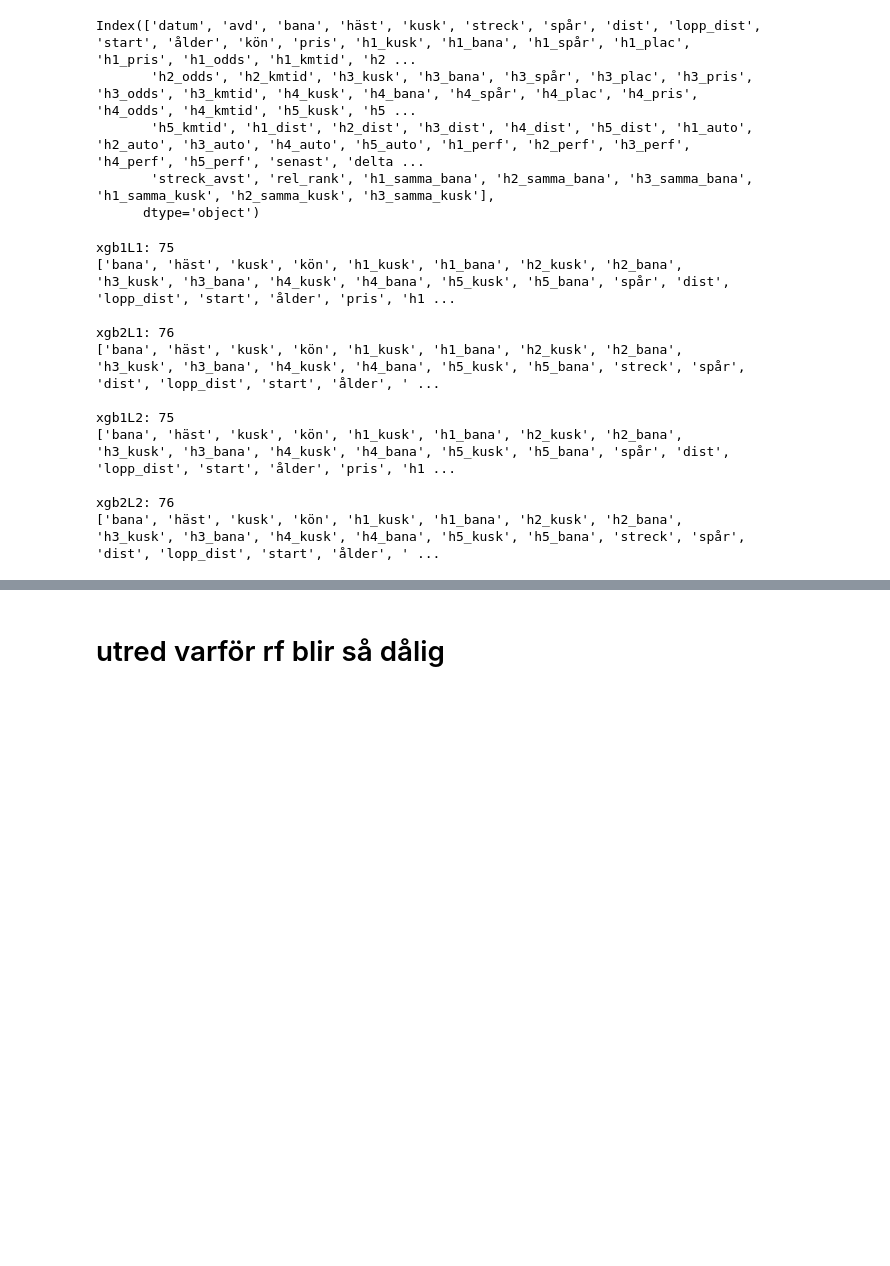
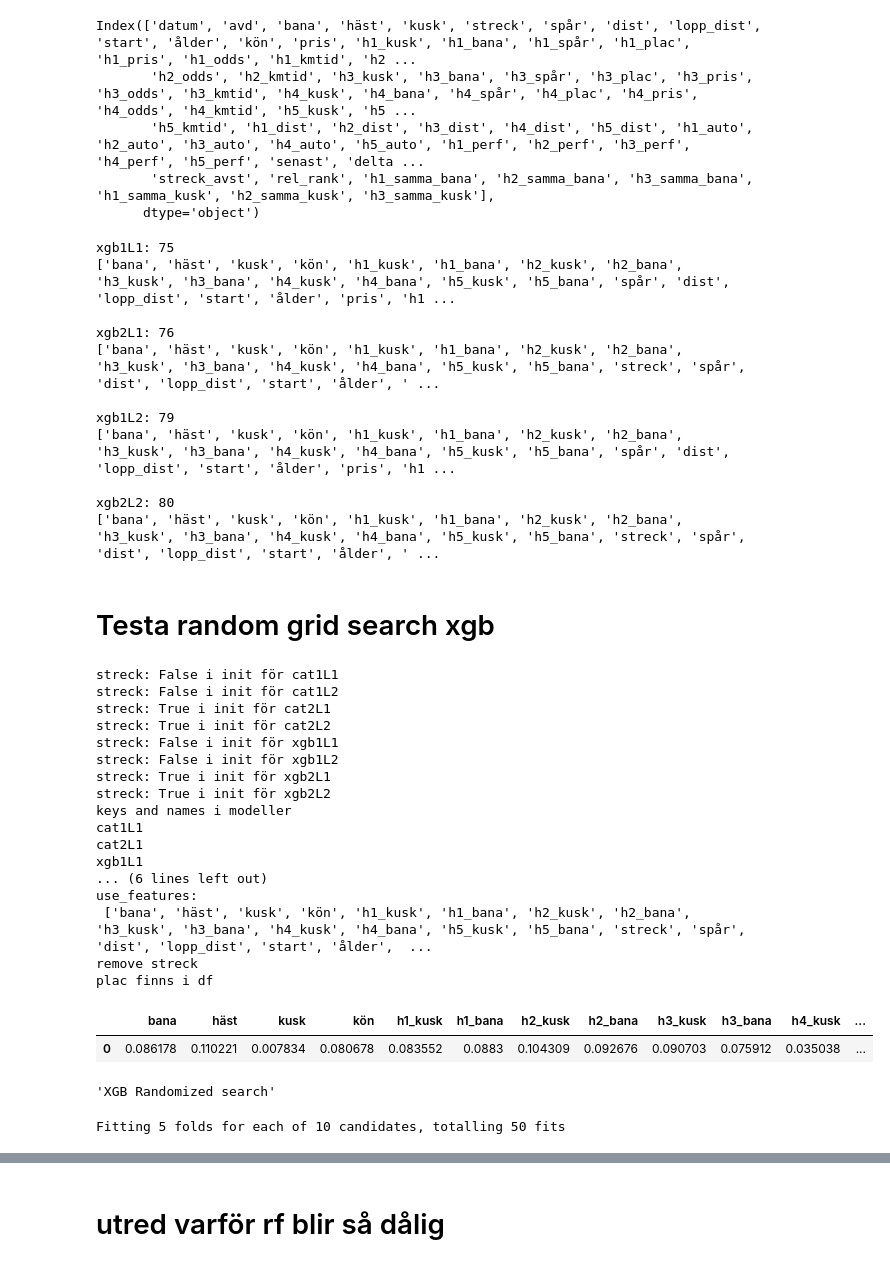
Before and after one commit to carokanns/Trav, a Jupyter notebook: spel/v75_tester/lösa_tester.ipynb, the cells around one changed output, grey strips where cells are left out. Drawn from its saved outputs; the diff is of its cells as text; code cells hidden in the pictures; blank space fills up the shorter version.

```diff
--- a/spel/v75_tester/lösa_tester.ipynb
+++ b/spel/v75_tester/lösa_tester.ipynb
@@ -73,9 +66,9 @@ modeller = ['xgb1L1','xgb2L1', 'xgb1L2', 'xgb2L2']
 for model in modeller:
     print(model, end=': ')
     with open(f'{pref}modeller/{model}.model', 'rb') as f:
-        xgb = pickle.load(f)
-    print(len(xgb.get_booster().feature_names))
-    print(xgb.get_booster().feature_names)
+        xgb_model = pickle.load(f)
+    print(len(xgb_model.get_booster().feature_names))
+    print(xgb_model.get_booster().feature_names)
     print()
 # %% [output]
 xgb1L1: 75
@@ -84,8 +77,10 @@ xgb1L1: 75
 xgb2L1: 76
 ['bana', 'häst', 'kusk', 'kön', 'h1_kusk', 'h1_bana', 'h2_kusk', 'h2_bana', 'h3_kusk', 'h3_bana', 'h4_kusk', 'h4_bana', 'h5_kusk', 'h5_bana', 'streck', 'spår', 'dist', 'lopp_dist', 'start', 'ålder', ' ...
 
-xgb1L2: 75
+xgb1L2: 79
 ['bana', 'häst', 'kusk', 'kön', 'h1_kusk', 'h1_bana', 'h2_kusk', 'h2_bana', 'h3_kusk', 'h3_bana', 'h4_kusk', 'h4_bana', 'h5_kusk', 'h5_bana', 'spår', 'dist', 'lopp_dist', 'start', 'ålder', 'pris', 'h1 ...
 
-xgb2L2: 76
+xgb2L2: 80
 ['bana', 'häst', 'kusk', 'kön', 'h1_kusk', 'h1_bana', 'h2_kusk', 'h2_bana', 'h3_kusk', 'h3_bana', 'h4_kusk', 'h4_bana', 'h5_kusk', 'h5_bana', 'streck', 'spår', 'dist', 'lopp_dist', 'start', 'ålder', ' ...
+# %% [markdown]
+# Testa random grid search xgb
@@ -91,0 +183,24 @@ xgb2L2: 76
+# %%
+grid_search_result = randomGrid_xgb('xgb1L1')
+# %% [output]
+streck: False i init för cat1L1
+streck: False i init för cat1L2
+streck: True i init för cat2L1
+streck: True i init för cat2L2
+streck: False i init för xgb1L1
+streck: False i init för xgb1L2
+streck: True i init för xgb2L1
+streck: True i init för xgb2L2
+keys and names i modeller
+cat1L1
+cat2L1
+xgb1L1
+... (6 lines left out)
+use_features:
+ ['bana', 'häst', 'kusk', 'kön', 'h1_kusk', 'h1_bana', 'h2_kusk', 'h2_bana', 'h3_kusk', 'h3_bana', 'h4_kusk', 'h4_bana', 'h5_kusk', 'h5_bana', 'streck', 'spår', 'dist', 'lopp_dist', 'start', 'ålder',  ...
+remove streck
+plac finns i df
+|  | bana | häst | kusk | kön | h1_kusk | h1_bana | h2_kusk | h2_bana | h3_kusk | h3_bana | h4_kusk | ... |
+| 0 | 0.086178 | 0.110221 | 0.007834 | 0.080678 | 0.083552 | 0.0883 | 0.104309 | 0.092676 | 0.090703 | 0.075912 | 0.035038 | ... |
+'XGB Randomized search'
+Fitting 5 folds for each of 10 candidates, totalling 50 fits
```
Also changed, not shown: parts of 6 cells of this notebook, 8 other files.
